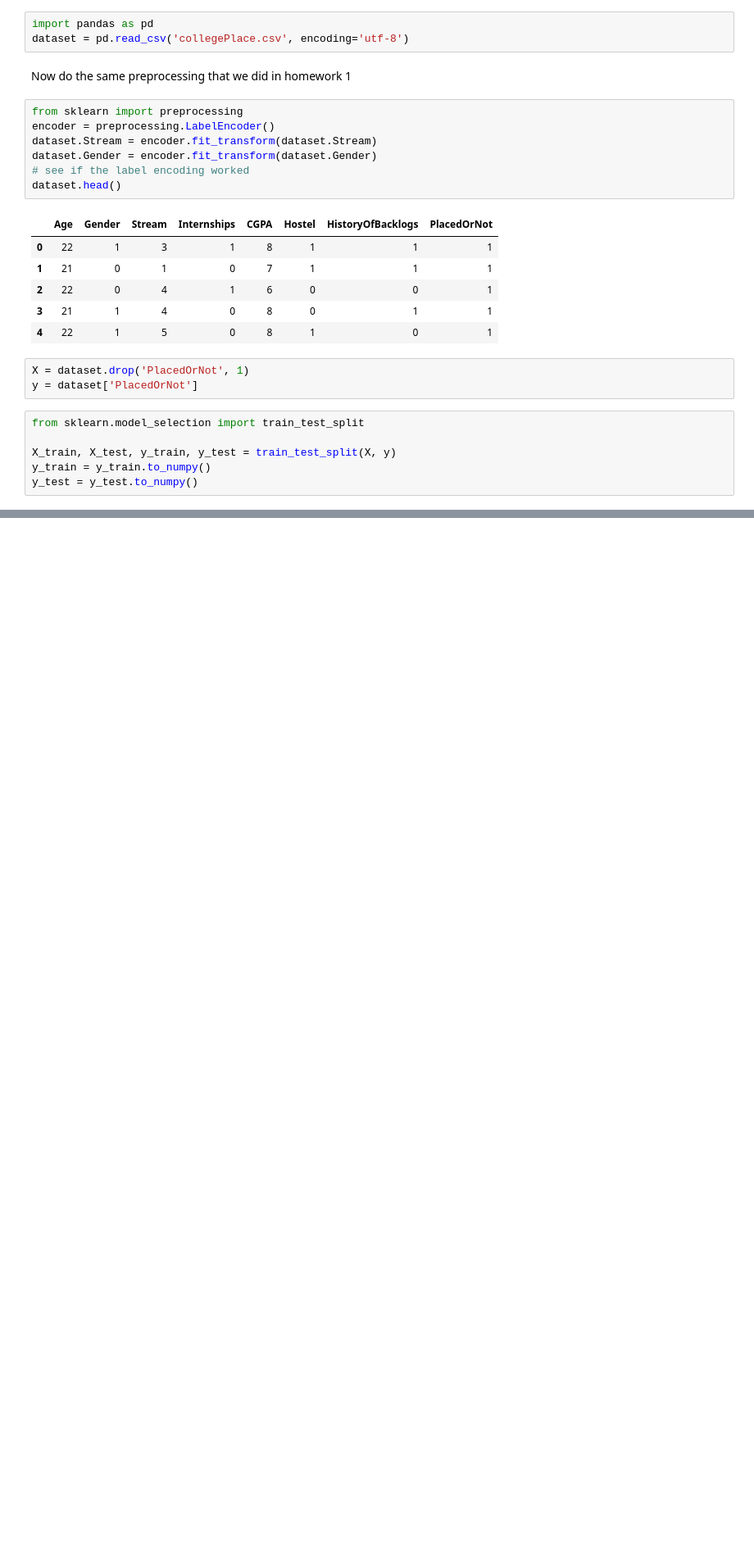
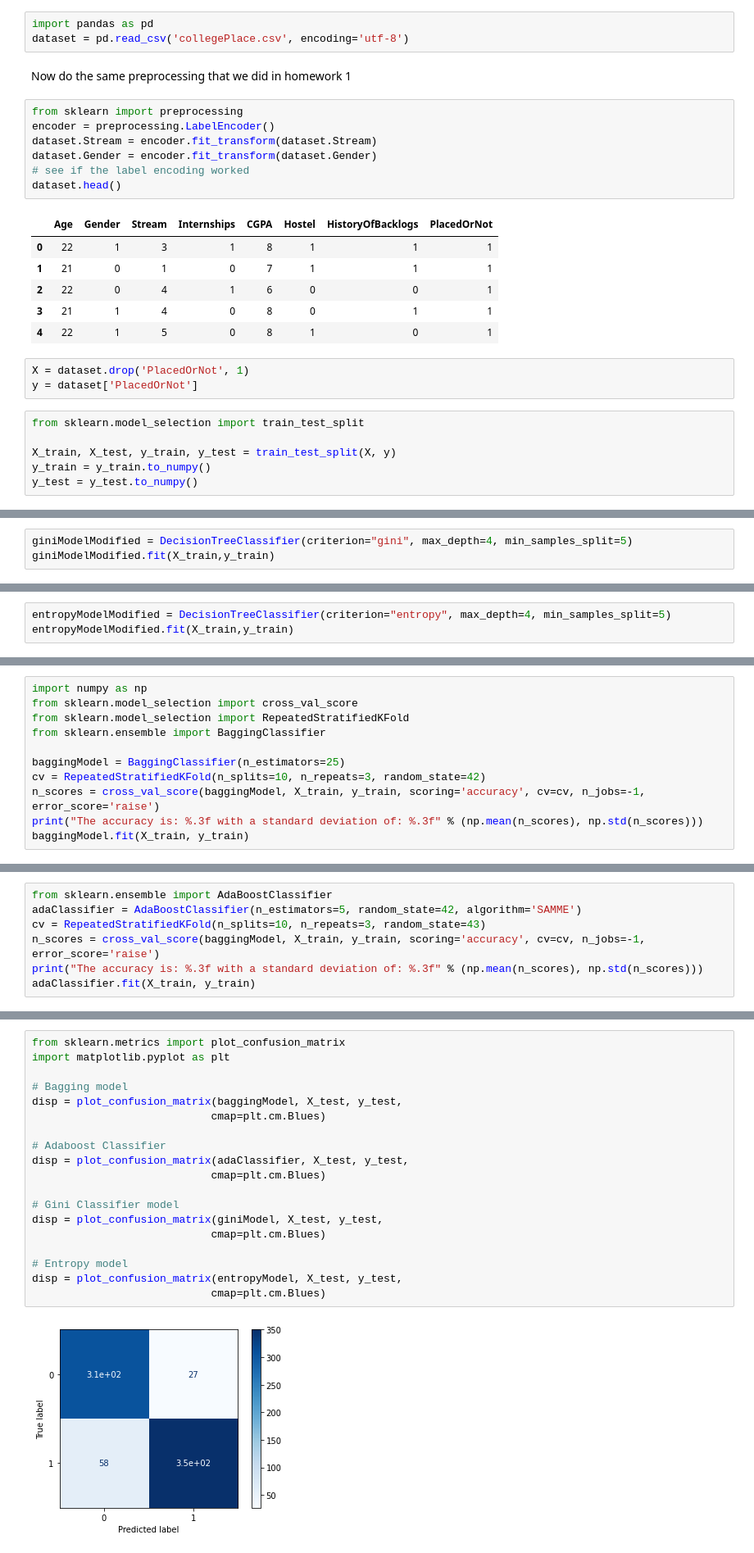
Before and after one commit to IkeLyons/HW2_DecisionTrees, a Jupyter notebook: DecisionTrees.ipynb, the cells around one changed output, grey strips where cells are left out. Shown at 82% size. Saved outputs shown, nothing was run; the diff lists cells and outputs as text; blank space fills up the shorter version.

```diff
--- a/DecisionTrees.ipynb
+++ b/DecisionTrees.ipynb
@@ -63,0 +144,3 @@ y_test = y_test.to_numpy()
+# %%
+giniModelModified = DecisionTreeClassifier(criterion="gini", max_depth=4, min_samples_split=5)
+giniModelModified.fit(X_train,y_train)
@@ -63,0 +180,3 @@ y_test = y_test.to_numpy()
+# %%
+entropyModelModified = DecisionTreeClassifier(criterion="entropy", max_depth=4, min_samples_split=5)
+entropyModelModified.fit(X_train,y_train)
@@ -63,0 +222,11 @@ y_test = y_test.to_numpy()
+# %%
+import numpy as np
+from sklearn.model_selection import cross_val_score
+from sklearn.model_selection import RepeatedStratifiedKFold
+from sklearn.ensemble import BaggingClassifier
+
+baggingModel = BaggingClassifier(n_estimators=25)
+cv = RepeatedStratifiedKFold(n_splits=10, n_repeats=3, random_state=42)
+n_scores = cross_val_score(baggingModel, X_train, y_train, scoring='accuracy', cv=cv, n_jobs=-1, error_score='raise')
+print("The accuracy is: %.3f with a standard deviation of: %.3f" % (np.mean(n_scores), np.std(n_scores)))
+baggingModel.fit(X_train, y_train)
@@ -63,0 +241,7 @@ y_test = y_test.to_numpy()
+# %%
+from sklearn.ensemble import AdaBoostClassifier
+adaClassifier = AdaBoostClassifier(n_estimators=5, random_state=42, algorithm='SAMME')
+cv = RepeatedStratifiedKFold(n_splits=10, n_repeats=3, random_state=43)
+n_scores = cross_val_score(baggingModel, X_train, y_train, scoring='accuracy', cv=cv, n_jobs=-1, error_score='raise')
+print("The accuracy is: %.3f with a standard deviation of: %.3f" % (np.mean(n_scores), np.std(n_scores)))
+adaClassifier.fit(X_train, y_train)
@@ -63,0 +260,21 @@ y_test = y_test.to_numpy()
+# %%
+from sklearn.metrics import plot_confusion_matrix
+import matplotlib.pyplot as plt
+
+# Bagging model
+disp = plot_confusion_matrix(baggingModel, X_test, y_test,
+                            cmap=plt.cm.Blues)
+
+# Adaboost Classifier
+disp = plot_confusion_matrix(adaClassifier, X_test, y_test,
+                            cmap=plt.cm.Blues)
+
+# Gini Classifier model
+disp = plot_confusion_matrix(giniModel, X_test, y_test,
+                            cmap=plt.cm.Blues)
+
+# Entropy model
+disp = plot_confusion_matrix(entropyModel, X_test, y_test,
+                            cmap=plt.cm.Blues)
+# %% [output]
+[figure, added]
```
Also changed, not shown: parts of 32 cells of this notebook.
